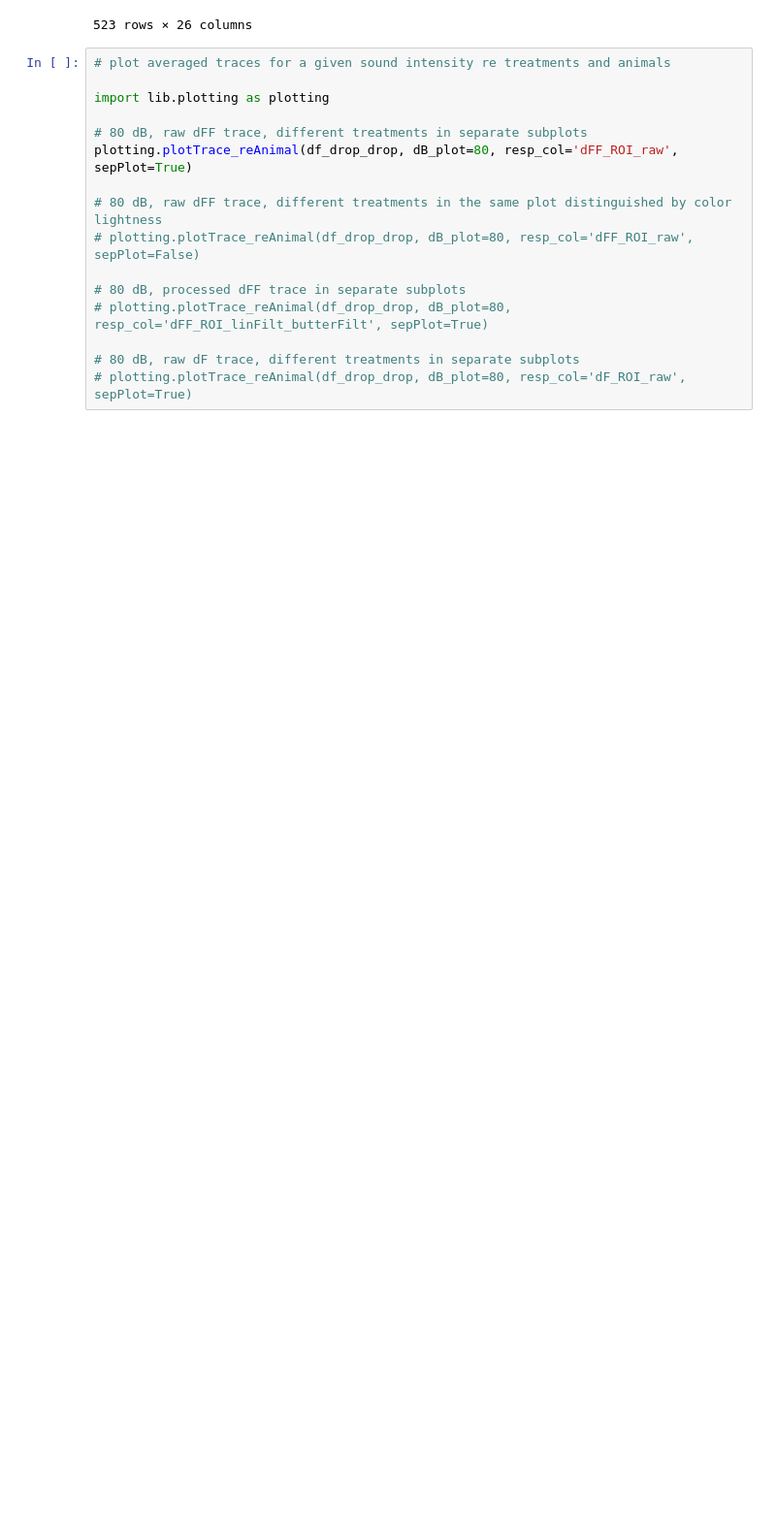
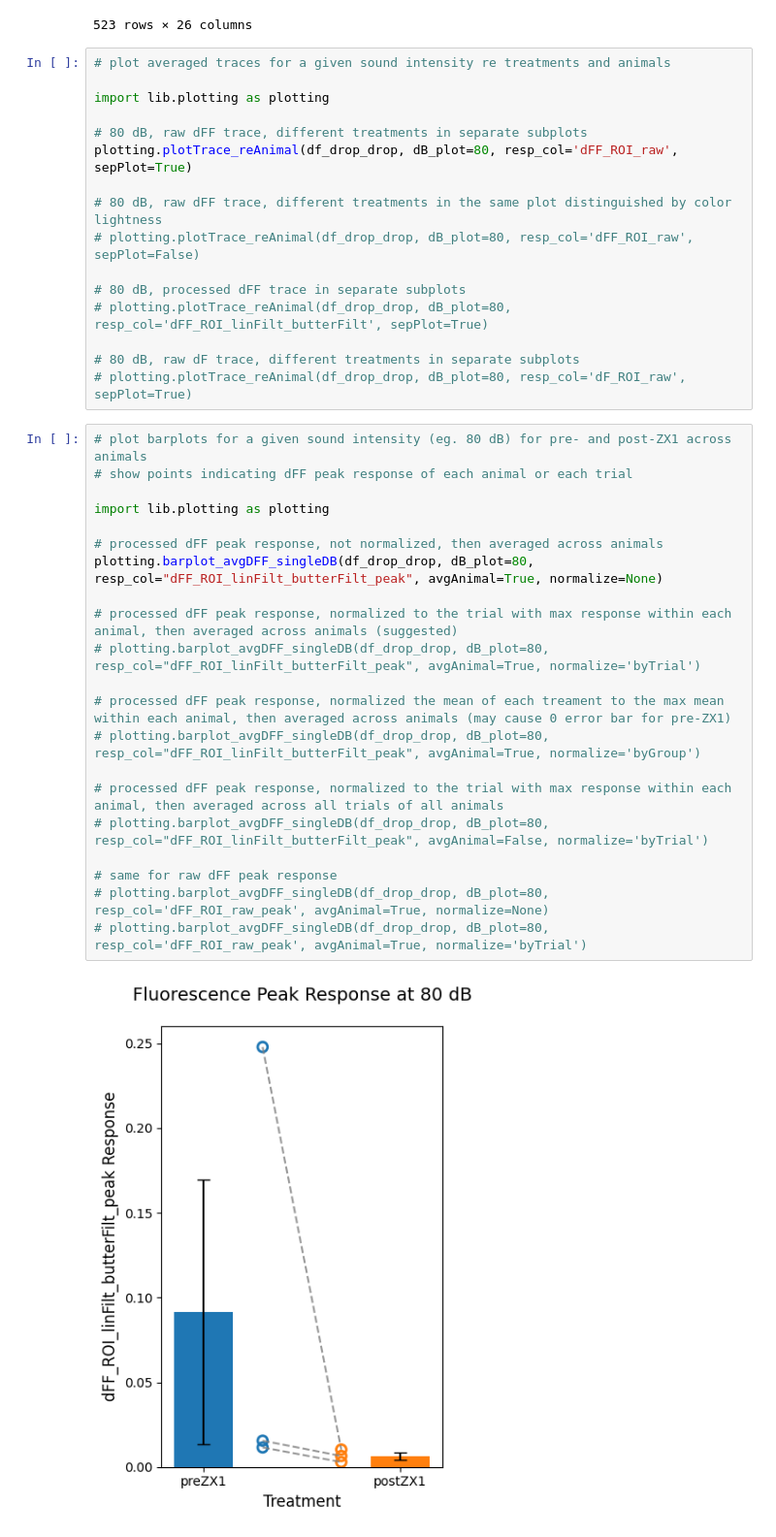
Before and after one commit to xiubert/pyFluo, a Jupyter notebook: src/analysis_acrossAnimal.ipynb, the cells around one changed output. Shown at 97% size. Cells and saved outputs as stored; diff of their text form; blank space fills up the shorter version.

Commit message:
Added new function 'barplot_avgDFF_singleDB' to plot barplots across animals for different treatments at a specified dB level

```diff
--- a/src/analysis_acrossAnimal.ipynb
+++ b/src/analysis_acrossAnimal.ipynb
@@ -202,3 +202,26 @@ plotting.plotTrace_reAnimal(df_drop_drop, dB_plot=80, resp_col='dFF_ROI_raw', se
 
 # 80 dB, raw dF trace, different treatments in separate subplots
 # plotting.plotTrace_reAnimal(df_drop_drop, dB_plot=80, resp_col='dF_ROI_raw', sepPlot=True)
+# %%
+# plot barplots for a given sound intensity (eg. 80 dB) for pre- and post-ZX1 across animals
+# show points indicating dFF peak response of each animal or each trial
+
+import lib.plotting as plotting
+
+# processed dFF peak response, not normalized, then averaged across animals
+plotting.barplot_avgDFF_singleDB(df_drop_drop, dB_plot=80, resp_col="dFF_ROI_linFilt_butterFilt_peak", avgAnimal=True, normalize=None)
+
+# processed dFF peak response, normalized to the trial with max response within each animal, then averaged across animals (suggested)
+# plotting.barplot_avgDFF_singleDB(df_drop_drop, dB_plot=80, resp_col="dFF_ROI_linFilt_butterFilt_peak", avgAnimal=True, normalize='byTrial')
+
+# processed dFF peak response, normalized the mean of each treament to the max mean within each animal, then averaged across animals (may cause 0 error bar for pre-ZX1)
+# plotting.barplot_avgDFF_singleDB(df_drop_drop, dB_plot=80, resp_col="dFF_ROI_linFilt_butterFilt_peak", avgAnimal=True, normalize='byGroup')
+
+# processed dFF peak response, normalized to the trial with max response within each animal, then averaged across all trials of all animals
+# plotting.barplot_avgDFF_singleDB(df_drop_drop, dB_plot=80, resp_col="dFF_ROI_linFilt_butterFilt_peak", avgAnimal=False, normalize='byTrial')
+
+# same for raw dFF peak response
+# plotting.barplot_avgDFF_singleDB(df_drop_drop, dB_plot=80, resp_col='dFF_ROI_raw_peak', avgAnimal=True, normalize=None)
+# plotting.barplot_avgDFF_singleDB(df_drop_drop, dB_plot=80, resp_col='dFF_ROI_raw_peak', avgAnimal=True, normalize='byTrial')
+# %% [output]
+[figure, added]
```
Also changed, not shown: parts of 2 cells of this notebook, 1 other file.
